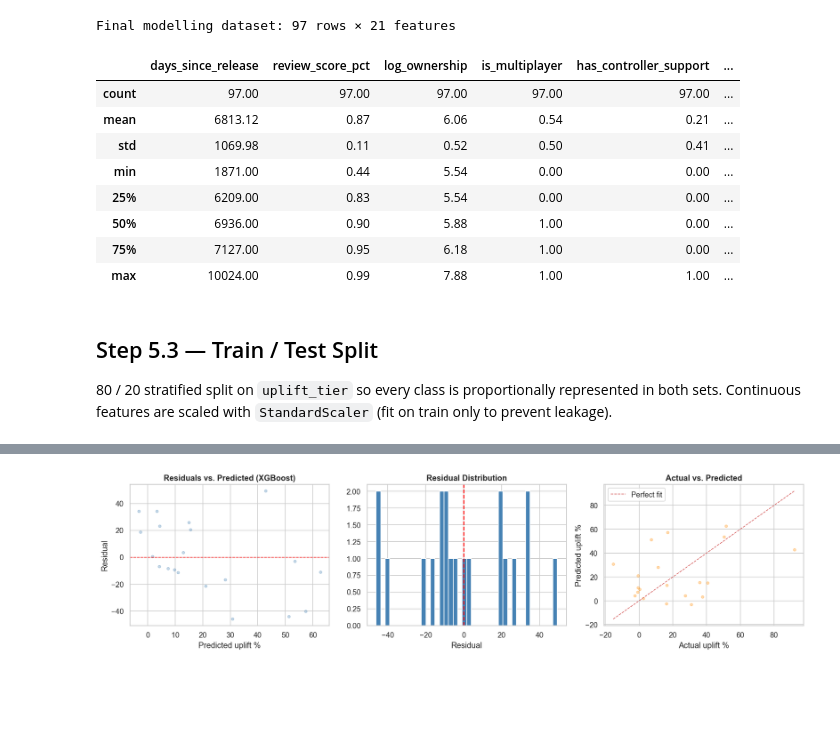
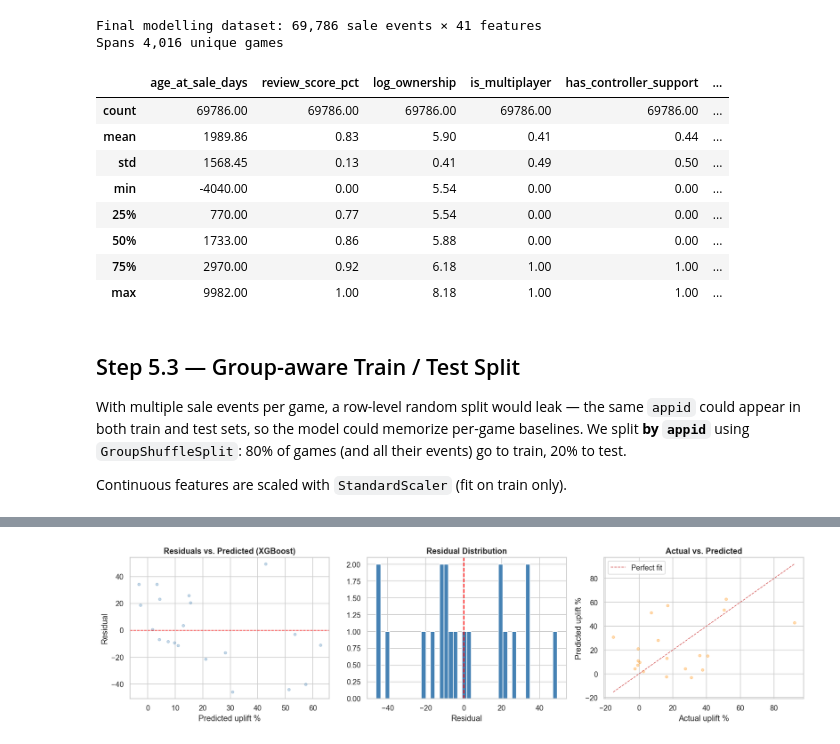
Before and after one commit to samsamotan/Y2T2-Final-Project, a Jupyter notebook: notebooks/05_ml_part2_sale_effectiveness.ipynb, the cells around one changed output, grey strips where cells are left out. Drawn from its saved outputs; the diff is of its cells as text; code cells hidden in the pictures; blank space fills up the shorter version.

```diff
--- a/notebooks/05_ml_part2_sale_effectiveness.ipynb
+++ b/notebooks/05_ml_part2_sale_effectiveness.ipynb
@@ -110,14 +111,16 @@ Columns: 88
 # %%
-# Filter to games with uplift data (i.e., they were on sale AND had player count records)
-df = raw[
-    (raw['ever_discounted'] == 1) &
-    (raw['uplift_percent'].notna()) &
-    (raw['baseline_players'].notna())
-].copy()
+# Filter funnel — keep events with measurable uplift
+print('--- filter funnel ---')
+print(f'  cleaned_sale_events total           : {len(raw):>6,}')
+print(f'  + uplift_percent not null           : {raw["uplift_percent"].notna().sum():>6,}')
+print(f'  + baseline_players not null         : {(raw["uplift_percent"].notna() & raw["baseline_players"].notna()).sum():>6,}')
 
-print(f'Games with sale + uplift data: {len(df):,}')
+df = raw[raw['uplift_percent'].notna() & raw['baseline_players'].notna()].copy()
+print(f'\nModeling dataset: {len(df):,} sale events  ({df["appid"].nunique():,} unique games)')
+
 print(f'\nuplift_tier distribution:')
 print(df['uplift_tier'].value_counts())
+
 print(f'\nuplift_percent stats:')
 print(df['uplift_percent'].describe().round(2))
 # %% [output]
@@ -215,50 +217,53 @@ DataFrame shape: (97, 102)
 # %%
 # ── Assemble final feature list ──────────────────────────────────────────────
 BASE_FEATURES = [
-    # Game attributes
-    'days_since_release', 'review_score_pct', 'log_ownership',
+    # Game attributes (game-level, repeated per sale event)
+    'age_at_sale_days', 'review_score_pct', 'log_ownership',
     'is_multiplayer', 'has_controller_support', 'achievements_total',
-    # Sale attributes
+    # Sale attributes (event-level)
     'discount_depth', 'days_since_last_sale', 'cumulative_sale_count',
     # Interaction
     'depth_x_age',
 ]
 
 SALE_TYPE_COLS  = [c for c in df.columns if c.startswith('sale_type_')]
 PRICE_TIER_COLS = [c for c in df.columns if c.startswith('price_tier_')]
 GENRE_COLS      = [c for c in df.columns if c.startswith('genre_')]
 
 FEATURE_COLS = BASE_FEATURES + SALE_TYPE_COLS + PRICE_TIER_COLS + GENRE_COLS
 
-# Drop rows where any core feature is null
-model_df = df[FEATURE_COLS + ['uplift_percent', 'uplift_tier', 'title']].dropna(
+# Drop rows where any core feature is null. Keep `appid` for group-aware splitting.
+model_df = df[FEATURE_COLS + ['appid', 'uplift_percent', 'uplift_tier', 'title']].dropna(
     subset=BASE_FEATURES + ['uplift_percent', 'uplift_tier']
 ).copy()
 
 # Fill remaining encoded columns with 0 (false category)
 model_df[SALE_TYPE_COLS + PRICE_TIER_COLS + GENRE_COLS] = \
     model_df[SALE_TYPE_COLS + PRICE_TIER_COLS + GENRE_COLS].fillna(0)
 
 # Clip extreme uplift outliers for regression stability (>500% are likely data artefacts)
 model_df['uplift_percent'] = model_df['uplift_percent'].clip(-100, 500)
 
-print(f'Final modelling dataset: {len(model_df):,} rows × {len(FEATURE_COLS)} features')
+print(f'Final modelling dataset: {len(model_df):,} sale events × {len(FEATURE_COLS)} features')
+print(f'Spans {model_df["appid"].nunique():,} unique games')
 model_df[BASE_FEATURES + ['uplift_percent', 'uplift_tier']].describe().round(2)
 # %% [output]
-Final modelling dataset: 97 rows × 21 features
+Final modelling dataset: 69,786 sale events × 41 features
+Spans 4,016 unique games
-|  | days_since_release | review_score_pct | log_ownership | is_multiplayer | has_controller_support | ... |
-| count | 97.00 | 97.00 | 97.00 | 97.00 | 97.00 | ... |
-| mean | 6813.12 | 0.87 | 6.06 | 0.54 | 0.21 | ... |
-| std | 1069.98 | 0.11 | 0.52 | 0.50 | 0.41 | ... |
-| min | 1871.00 | 0.44 | 5.54 | 0.00 | 0.00 | ... |
-| 25% | 6209.00 | 0.83 | 5.54 | 0.00 | 0.00 | ... |
-| 50% | 6936.00 | 0.90 | 5.88 | 1.00 | 0.00 | ... |
-| 75% | 7127.00 | 0.95 | 6.18 | 1.00 | 0.00 | ... |
-| max | 10024.00 | 0.99 | 7.88 | 1.00 | 1.00 | ... |
+|  | age_at_sale_days | review_score_pct | log_ownership | is_multiplayer | has_controller_support | ... |
+| count | 69786.00 | 69786.00 | 69786.00 | 69786.00 | 69786.00 | ... |
+| mean | 1989.86 | 0.83 | 5.90 | 0.41 | 0.44 | ... |
+| std | 1568.45 | 0.13 | 0.41 | 0.49 | 0.50 | ... |
+| min | -4040.00 | 0.00 | 5.54 | 0.00 | 0.00 | ... |
+| 25% | 770.00 | 0.77 | 5.54 | 0.00 | 0.00 | ... |
+| 50% | 1733.00 | 0.86 | 5.88 | 0.00 | 0.00 | ... |
+| 75% | 2970.00 | 0.92 | 6.18 | 1.00 | 1.00 | ... |
+| max | 9982.00 | 1.00 | 8.18 | 1.00 | 1.00 | ... |
-# %% [markdown]
-## Step 5.3 — Train / Test Split
-
-80 / 20 stratified split on `uplift_tier` so every class is proportionally represented in both sets.
-Continuous features are scaled with `StandardScaler` (fit on train only to prevent leakage).
+# %% [markdown]
+## Step 5.3 — Group-aware Train / Test Split
+
+With multiple sale events per game, a row-level random split would leak — the same `appid` could appear in both train and test sets, so the model could memorize per-game baselines. We split **by `appid`** using `GroupShuffleSplit`: 80% of games (and all their events) go to train, 20% to test.
+
+Continuous features are scaled with `StandardScaler` (fit on train only).
 # %%
 X = model_df[FEATURE_COLS].values
```
Also changed, not shown: parts of 30 cells of this notebook, 20 other files.
